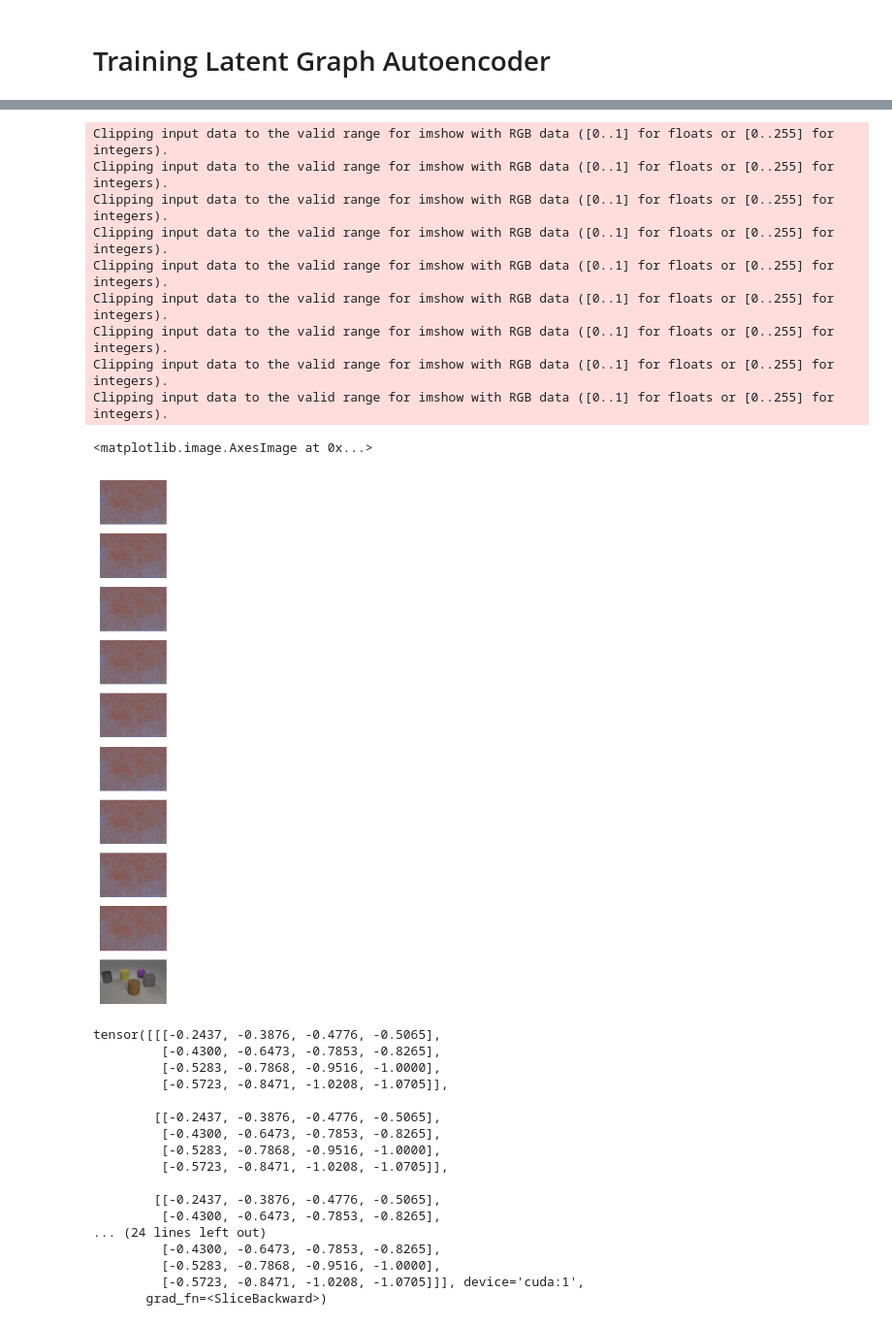
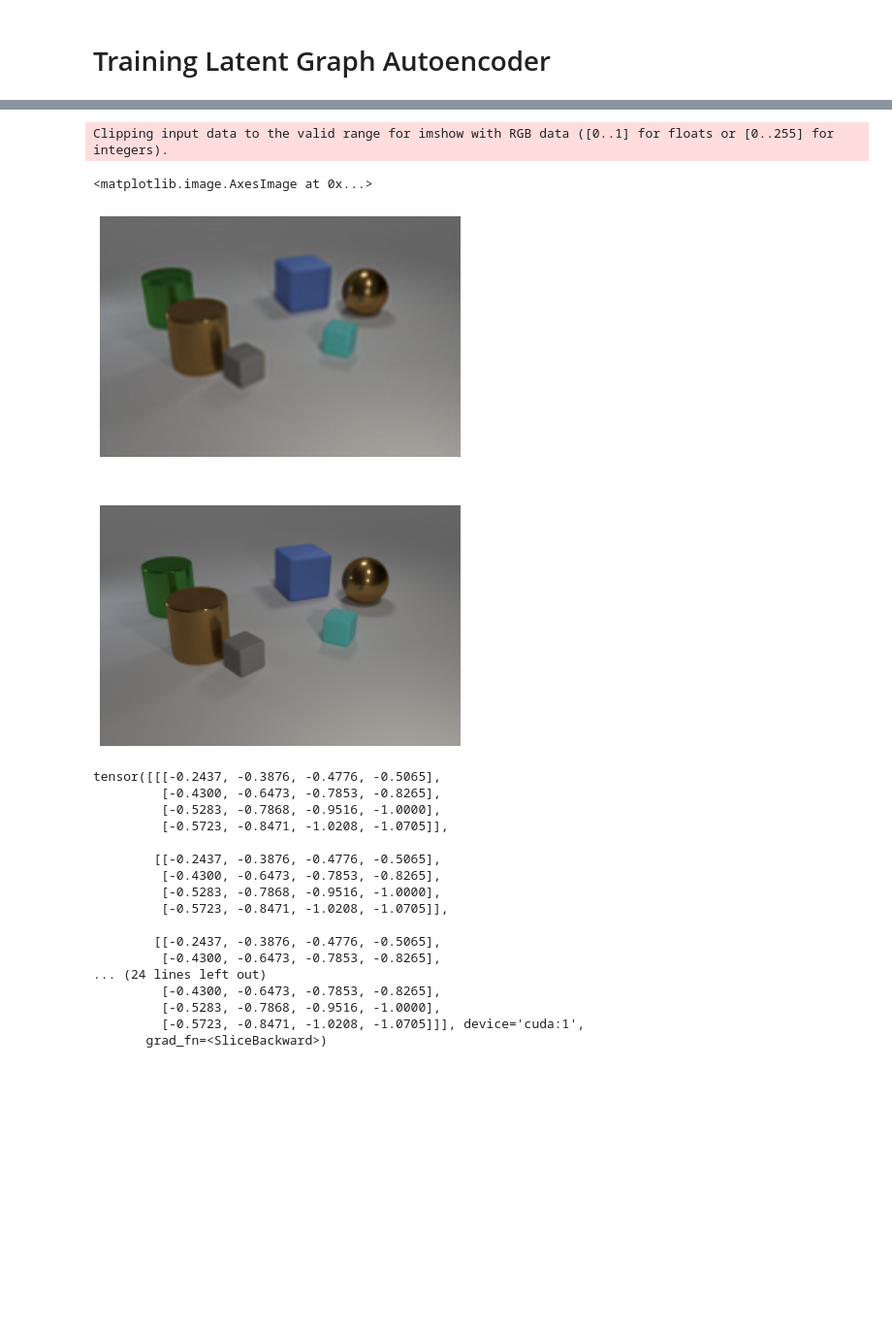
Before and after one commit to bglazer/graph_autoencoder_v2, a Jupyter notebook: train_graph_autoencoder.ipynb, the cells around one changed output, grey strips where cells are left out. Shown at 97% size. Drawn from its saved outputs; the diff is of its cells as text; code cells hidden in the pictures; blank space fills up the shorter version.

Commit message:
Assorted style formatting changes. Adding a presentation folder that contains images needed for presentation

```diff
--- a/train_graph_autoencoder.ipynb
+++ b/train_graph_autoencoder.ipynb
@@ -15,7 +15,7 @@ import numpy as np
 from torchvision.utils import save_image
 from datetime import datetime
 # %%
-device = 'cuda:1'
+device = 'cuda:0'
 # %%
 transforms = Compose([
     ToTensor(),
@@ -82,18 +53,11 @@ for epoch in range(n_epochs):
     for image,_ in dataloader:
     # for j in range(niter):
         image = image.squeeze(0).to(device)
-        nodes = lgvae(image)
-        recon = build_image(nodes)
-        # recon = nodes.sum(dim=0)
-        overlap = overlap_penalty(nodes)
-        variance_penalty = variance(nodes)
+        recon = lgvae(image)
         recon_loss = torch.mean((recon - image)**2)
-        loss = recon_loss + overlap + variance_penalty
+        loss = recon_loss
         loss.backward()
         batch_loss += float(recon_loss)/batch_size
-        batch_overlap += float(overlap)/batch_size
-        batch_total += float(loss)/batch_size
-        batch_variance += float(variance_penalty)/batch_size
 
         i+=1
         if i%batch_size==0:
@@ -101,7 +65,6 @@ for epoch in range(n_epochs):
             optim.zero_grad()
             lr = scheduler.get_last_lr()
             print(f"epoch={epoch:4d} n={i:8d} loss={batch_loss:8.4f} " +
-                  f"overlap={batch_overlap:8.4f} variance={batch_variance:8.4f} " +
                   f"lr={lr} total={batch_total}",
              flush=True)
             batch_loss = 0
@@ -112,10 +75,5 @@ for epoch in range(n_epochs):
             # scheduler.step()
         if i%checkpoint==0:
             torch.save(lgvae.state_dict(), f'models/lgvae_{tmstp}.torch')
-            n_nodes = nodes.shape[0]
-            for node_idx in range(n_nodes):
-                midx = torch.argmax(nodes.sum(dim=1), dim=0)
-                oh = one_hot(midx, num_classes=n_nodes)
-                node = nodes[node_idx]*oh[:,:,node_idx]
-                save_image(nodes[node_idx], f'outputs/graph_ae_{epoch}-{i}-{node_idx}_{tmstp}.png')
+            save_image(recon, f'outputs/pooled_graph_ae_{epoch}-{i}_{tmstp}.png')
 # %% [output]
@@ -139,31 +90,16 @@ epoch=   0 n=    4500 loss=  0.0196 overlap=  0.0027 variance=  0.0030 lr=[0.001
 KeyboardInterrupt:
-# %%
-n_nodes = nodes.shape[0]
-fig, axs = plt.subplots(n_nodes+2, figsize=(40,10))
-nodes = lgvae(image)
-for i in range(n_nodes):
-    midx = torch.argmax(nodes.sum(dim=1), dim=0)
-    oh = one_hot(midx, num_classes=n_nodes)
-    node_np = to_np(nodes[i]*oh[:,:,i])
-    # node_np = to_np(nodes[i])*8
-    axs[i].axis('off')
-    axs[i].imshow(node_np, interpolation='none')
-axs[n_nodes].axis('off')
-axs[n_nodes].imshow(to_np(recon))
-axs[n_nodes+1].axis('off')
-axs[n_nodes+1].imshow(to_np(image))
-# %% [output]
-Clipping input data to the valid range for imshow with RGB data ([0..1] for floats or [0..255] for integers).
-Clipping input data to the valid range for imshow with RGB data ([0..1] for floats or [0..255] for integers).
-Clipping input data to the valid range for imshow with RGB data ([0..1] for floats or [0..255] for integers).
-Clipping input data to the valid range for imshow with RGB data ([0..1] for floats or [0..255] for integers).
-Clipping input data to the valid range for imshow with RGB data ([0..1] for floats or [0..255] for integers).
-Clipping input data to the valid range for imshow with RGB data ([0..1] for floats or [0..255] for integers).
-Clipping input data to the valid range for imshow with RGB data ([0..1] for floats or [0..255] for integers).
-Clipping input data to the valid range for imshow with RGB data ([0..1] for floats or [0..255] for integers).
-Clipping input data to the valid range for imshow with RGB data ([0..1] for floats or [0..255] for integers).
-<matplotlib.image.AxesImage at 0x...>
-[figure, removed]
+# %%
+fig, axs = plt.subplots(2, figsize=(40,10))
+recon = to_np(lgvae(image))
+
+axs[0].axis('off')
+axs[1].axis('off')
+axs[0].imshow(recon)
+axs[1].imshow(to_np(image))
+# %% [output]
+Clipping input data to the valid range for imshow with RGB data ([0..1] for floats or [0..255] for integers).
+<matplotlib.image.AxesImage at 0x...>
+[figure, added]
 # %%
 nodes[:,2,:4,:4]
 # %% [output]
```
Also changed, not shown: parts of 7 cells of this notebook, 3 other files.
